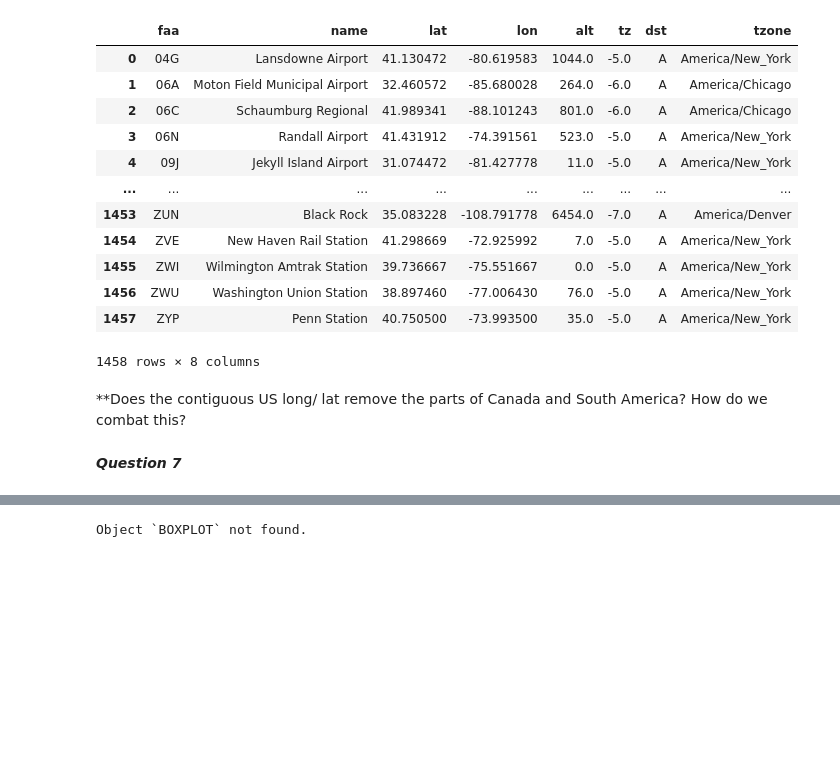
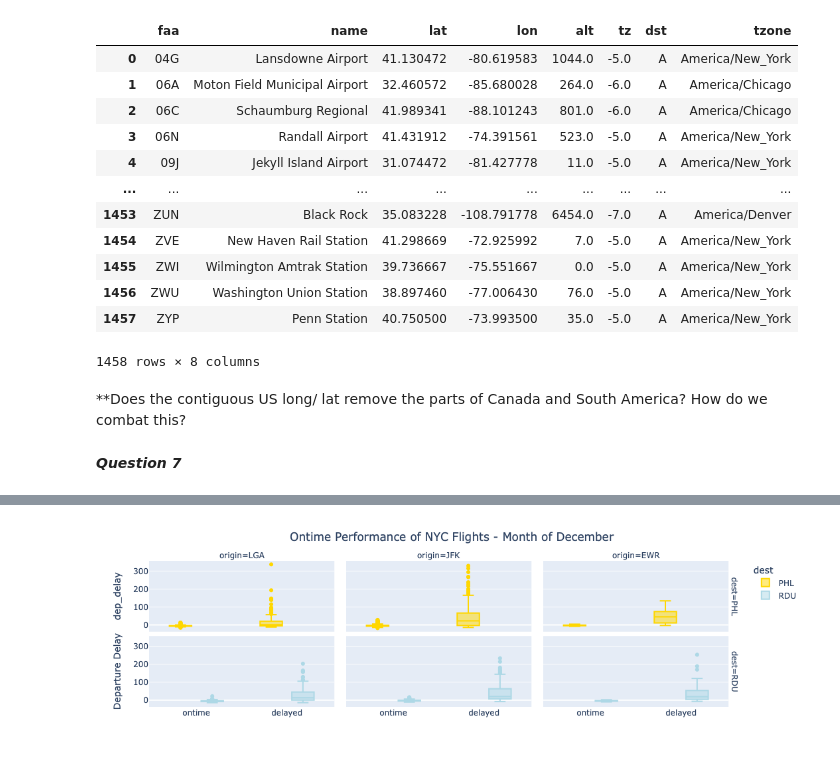
Before and after one commit to kayce-j/Data101study, a Jupyter notebook: Exam 2/Exam 2.ipynb, the cells around one changed output, grey strips where cells are left out. Cells and saved outputs as stored; diff of their text form; code cells hidden in the pictures; blank space fills up the shorter version.

```diff
--- a/Exam 2/Exam 2.ipynb
+++ b/Exam 2/Exam 2.ipynb
@@ -291,4 +330,23 @@ DF
 # %%
-BOXPLOT??
+mask_dest = (DF['dest'] == 'PHL') | (DF['dest'] == 'RDU') & (DF['month'] == 12)
+DF_mask = DF[mask_dest]
+
+fig = px.box(DF_mask,
+             x = 'arrival',
+             y = 'dep_delay',
+             color= "dest",
+             color_discrete_map={
+                 'PHL': 'gold',
+                 'RDU': 'lightblue'
+             },
+             facet_col= "origin",
+             facet_row = "dest")
+
+fig.update_layout(title = "Ontime Performance of NYC Flights - Month of December",
+                  title_x = .5,
+                  yaxis_title = "Departure Delay")
+fig.update_xaxes(title_text=None)
+
+#This is the closest I could get - why do I have 6 but you only have 5? I am definitely missing something here!
 # %% [output]
-Object `BOXPLOT` not found.
+[figure, added]
```
Also changed, not shown: parts of 14 cells of this notebook, 3 other files.
